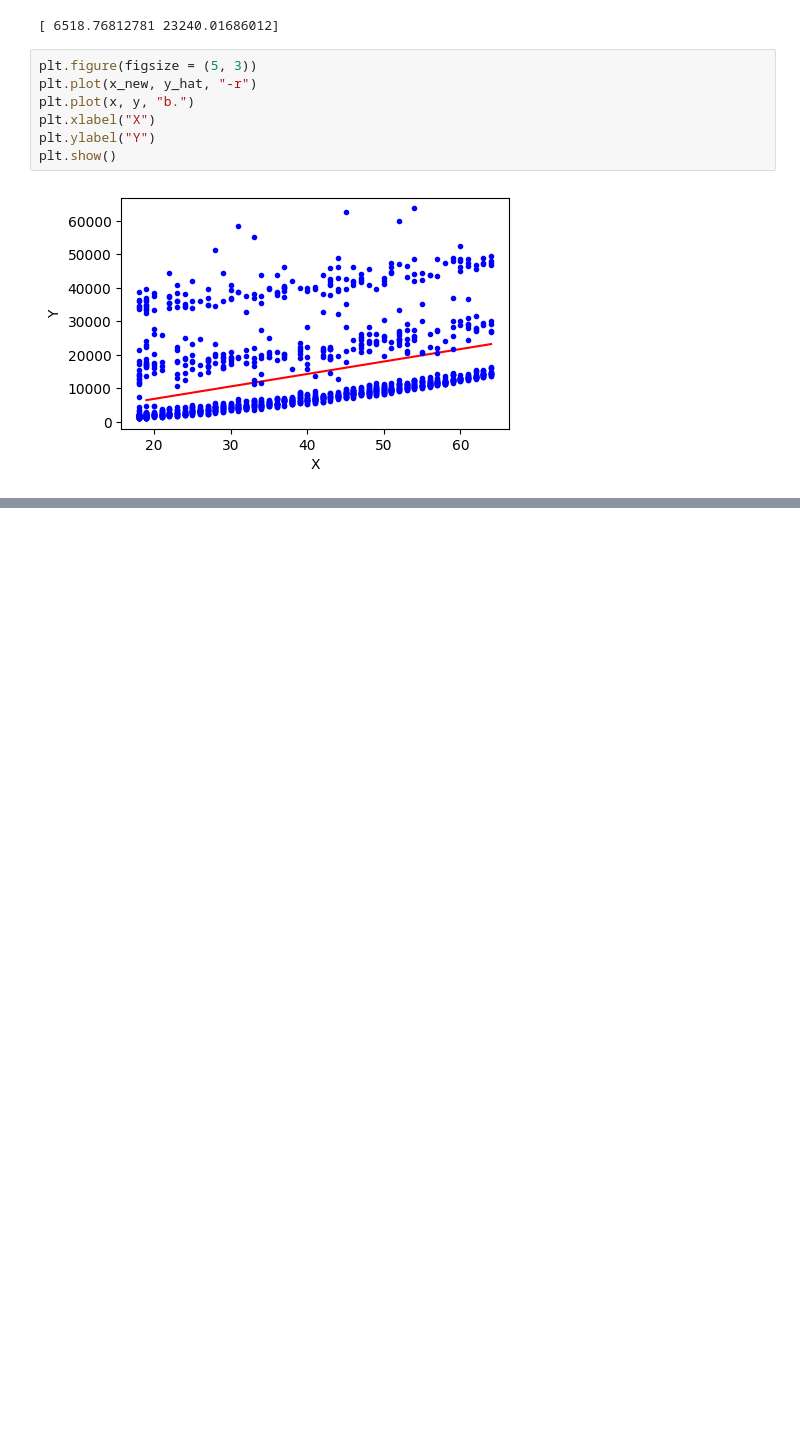
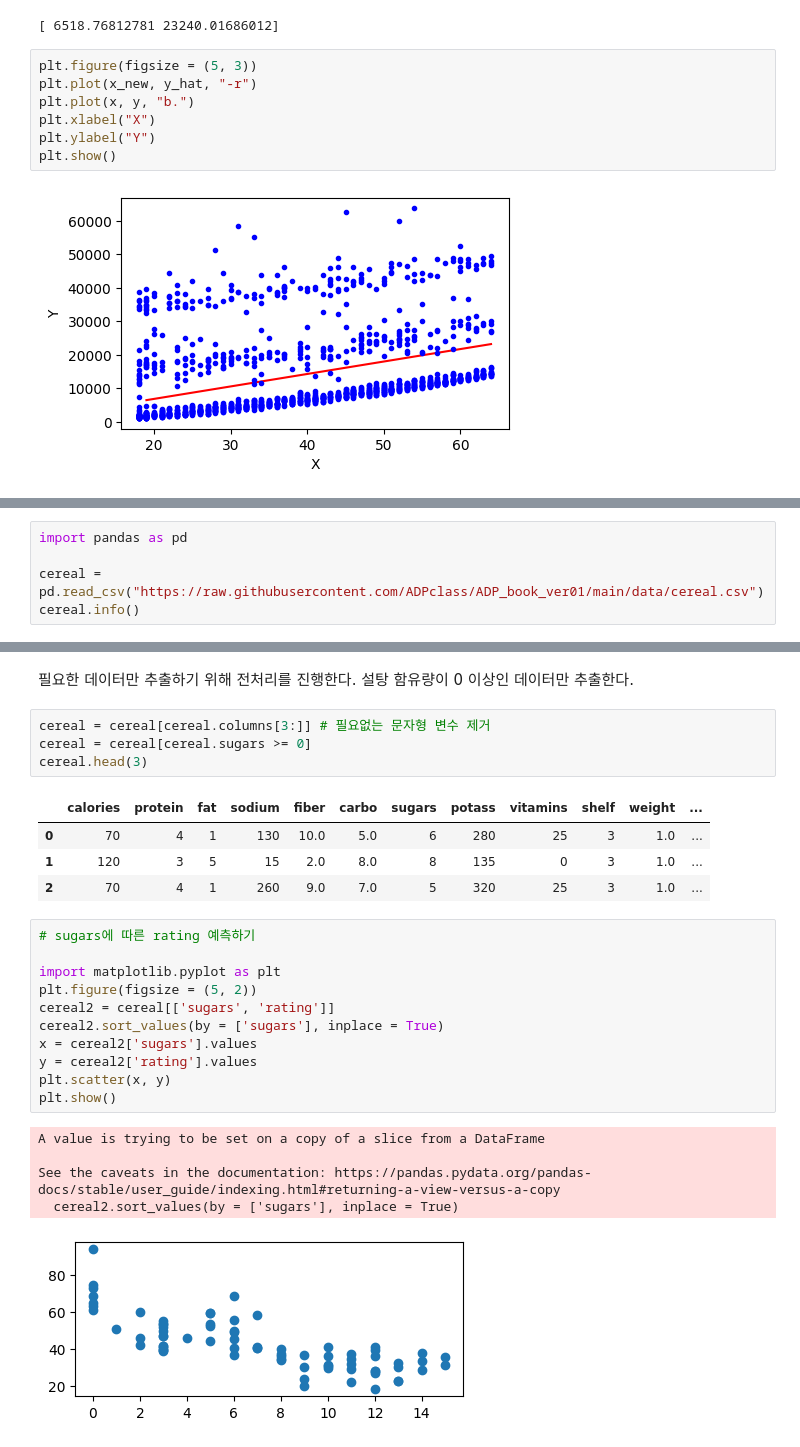
Before and after one commit to BeBrave-BeHumble/Machine_Learning, a Jupyter notebook: ADP/Chapter_6_머신러닝_지도학습.ipynb, the cells around one changed output, grey strips where cells are left out. Drawn from its saved outputs; the diff is of its cells as text; blank space fills up the shorter version.

```diff
--- a/ADP/Chapter_6_머신러닝_지도학습.ipynb
+++ b/ADP/Chapter_6_머신러닝_지도학습.ipynb
@@ -197,0 +222,5 @@ plt.show()
+# %%
+import pandas as pd
+
+cereal = pd.read_csv("https://raw.githubusercontent.com/ADPclass/ADP_book_ver01/main/data/cereal.csv")
+cereal.info()
@@ -197,0 +245,28 @@ plt.show()
+# %% [markdown]
+필요한 데이터만 추출하기 위해 전처리를 진행한다. 설탕 함유량이 0 이상인 데이터만 추출한다.
+# %%
+cereal = cereal[cereal.columns[3:]] # 필요없는 문자형 변수 제거
+cereal = cereal[cereal.sugars >= 0]
+cereal.head(3)
+# %% [output]
+|  | calories | protein | fat | sodium | fiber | carbo | sugars | potass | vitamins | shelf | weight | ... |
+| 0 | 70 | 4 | 1 | 130 | 10.0 | 5.0 | 6 | 280 | 25 | 3 | 1.0 | ... |
+| 1 | 120 | 3 | 5 | 15 | 2.0 | 8.0 | 8 | 135 | 0 | 3 | 1.0 | ... |
+| 2 | 70 | 4 | 1 | 260 | 9.0 | 7.0 | 5 | 320 | 25 | 3 | 1.0 | ... |
+# %%
+# sugars에 따른 rating 예측하기
+
+import matplotlib.pyplot as plt
+plt.figure(figsize = (5, 2))
+cereal2 = cereal[['sugars', 'rating']]
+cereal2.sort_values(by = ['sugars'], inplace = True)
+x = cereal2['sugars'].values
+y = cereal2['rating'].values
+plt.scatter(x, y)
+plt.show()
+# %% [output]
+A value is trying to be set on a copy of a slice from a DataFrame
+
+See the caveats in the documentation: https://pandas.pydata.org/pandas-docs/stable/user_guide/indexing.html#returning-a-view-versus-a-copy
+  cereal2.sort_values(by = ['sugars'], inplace = True)
+[figure, added]
```
Also changed, not shown: parts of 64 cells of this notebook.
